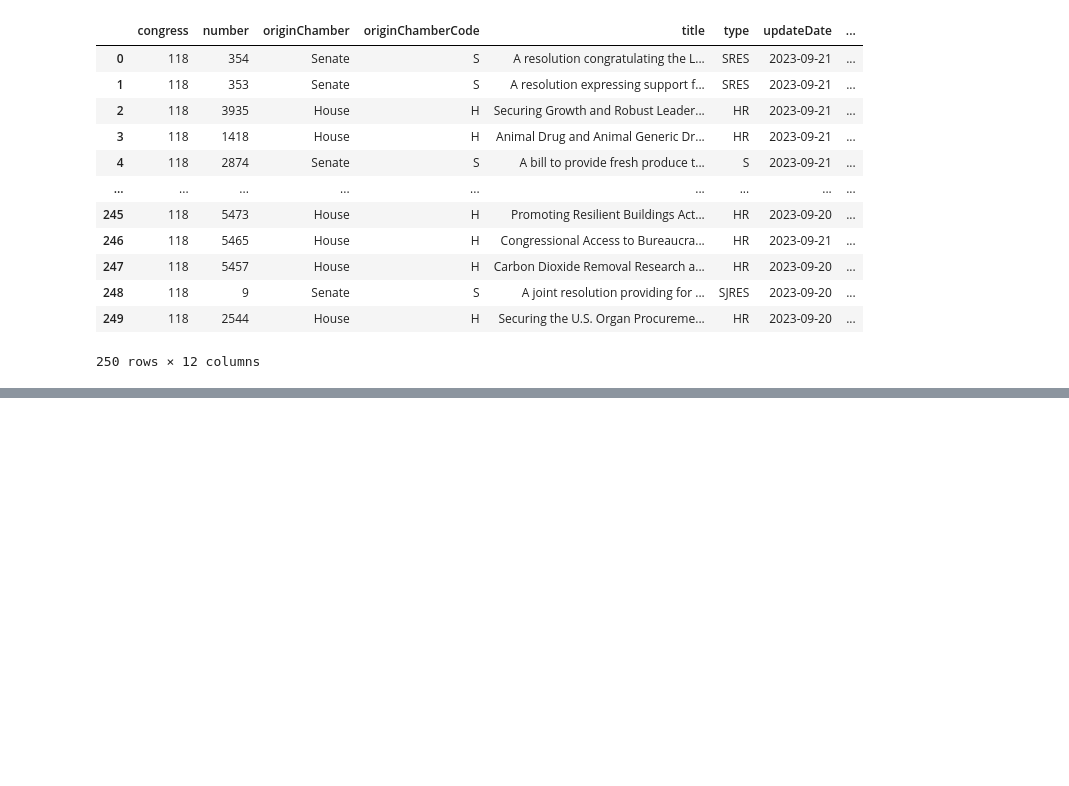
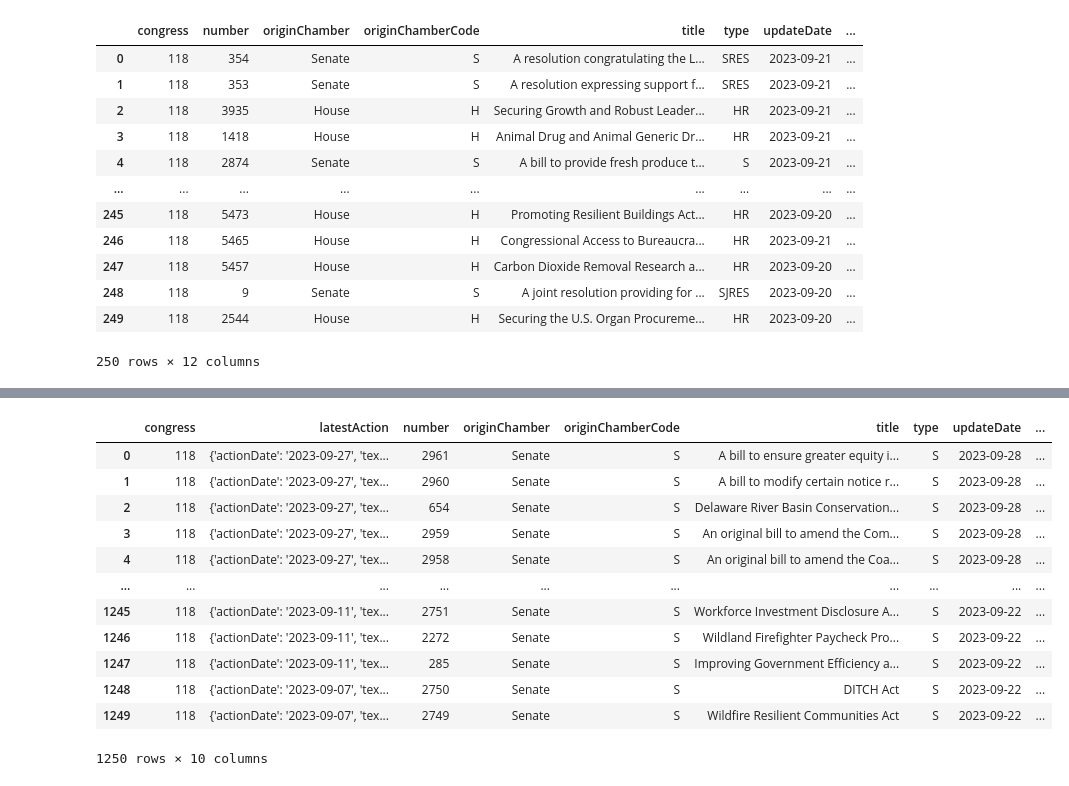
Before and after one commit to Runtaozhou/Contrans2023, a Jupyter notebook: API.ipynb, the cells around one changed output, grey strips where cells are left out. Saved outputs shown, nothing was run; the diff lists cells and outputs as text; code cells hidden in the pictures; blank space fills up the shorter version.

```diff
--- a/API.ipynb
+++ b/API.ipynb
@@ -78,0 +130,51 @@ parameters = {'method' : "getLegislators",
+# %%
+root = 'https://api.congress.gov/v3/'
+congress = "118"
+bill_type = "s"
+endpoint  = f"/bill/{congress}/{bill_type}"
+
+
+r = requests.get('http://httpbin.org/user-agent')
+useragent = json.loads(r.text)['user-agent']
+headers = {'User-Agent': useragent,
+          'From': 'uar6nw@virginia.edu'}
+
+senate_bills = []
+
+for i in range(0,1001,250):
+   parameters = {'format':'json',
+              'offset':0,
+              'limit':250,
+              'sort':'updateDate+desc',
+              'api_key': congressApiKey
+             }
+   r = requests.get(root+endpoint,params = parameters, headers = headers)
+
+
+   myjson = json.loads(r.text)
+   bills = myjson['bills']
+   senate_bills.append(bills)
+
+df1 = pd.DataFrame.from_dict(senate_bills[0])
+df2 = pd.DataFrame.from_dict(senate_bills[1])
+df3 = pd.DataFrame.from_dict(senate_bills[2])
+df4 = pd.DataFrame.from_dict(senate_bills[3])
+df5 = pd.DataFrame.from_dict(senate_bills[4])
+frames = [df1,df2,df3,df4,df5]
+senate_bills = pd.concat(frames,ignore_index = True)
+# %%
+senate_bills
+# %% [output]
+|  | congress | latestAction | number | originChamber | originChamberCode | title | type | updateDate | ... |
+| 0 | 118 | {'actionDate': '2023-09-27', 'tex... | 2961 | Senate | S | A bill to ensure greater equity i... | S | 2023-09-28 | ... |
+| 1 | 118 | {'actionDate': '2023-09-27', 'tex... | 2960 | Senate | S | A bill to modify certain notice r... | S | 2023-09-28 | ... |
+| 2 | 118 | {'actionDate': '2023-09-27', 'tex... | 654 | Senate | S | Delaware River Basin Conservation... | S | 2023-09-28 | ... |
+| 3 | 118 | {'actionDate': '2023-09-27', 'tex... | 2959 | Senate | S | An original bill to amend the Com... | S | 2023-09-28 | ... |
+| 4 | 118 | {'actionDate': '2023-09-27', 'tex... | 2958 | Senate | S | An original bill to amend the Coa... | S | 2023-09-28 | ... |
+| ... | ... | ... | ... | ... | ... | ... | ... | ... | ... |
+| 1245 | 118 | {'actionDate': '2023-09-11', 'tex... | 2751 | Senate | S | Workforce Investment Disclosure A... | S | 2023-09-22 | ... |
+| 1246 | 118 | {'actionDate': '2023-09-11', 'tex... | 2272 | Senate | S | Wildland Firefighter Paycheck Pro... | S | 2023-09-22 | ... |
+| 1247 | 118 | {'actionDate': '2023-09-11', 'tex... | 285 | Senate | S | Improving Government Efficiency a... | S | 2023-09-22 | ... |
+| 1248 | 118 | {'actionDate': '2023-09-07', 'tex... | 2750 | Senate | S | DITCH Act | S | 2023-09-22 | ... |
+| 1249 | 118 | {'actionDate': '2023-09-07', 'tex... | 2749 | Senate | S | Wildfire Resilient Communities Act | S | 2023-09-22 | ... |
+1250 rows × 10 columns
```
Also changed, not shown: parts of 7 cells of this notebook, 1 other file.
